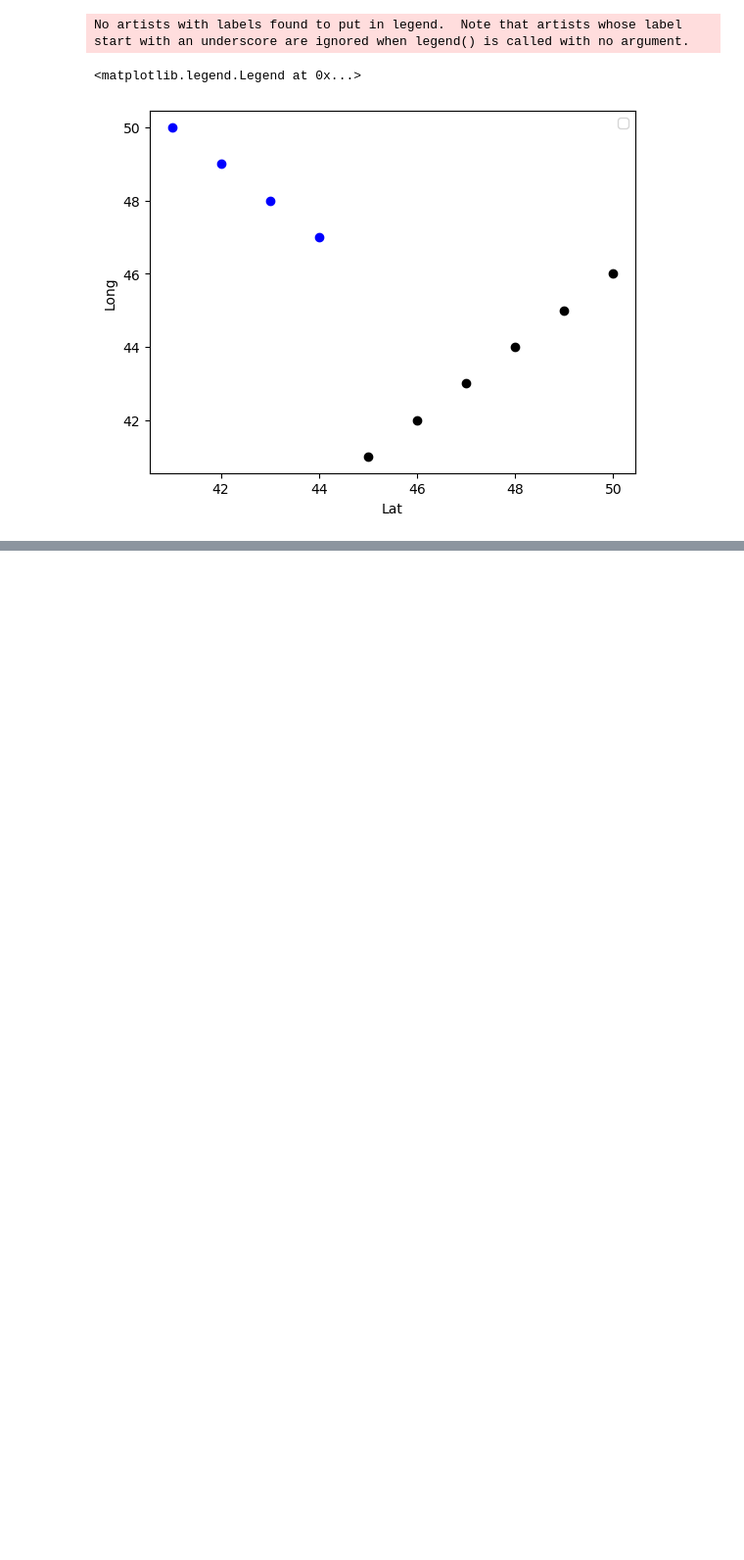
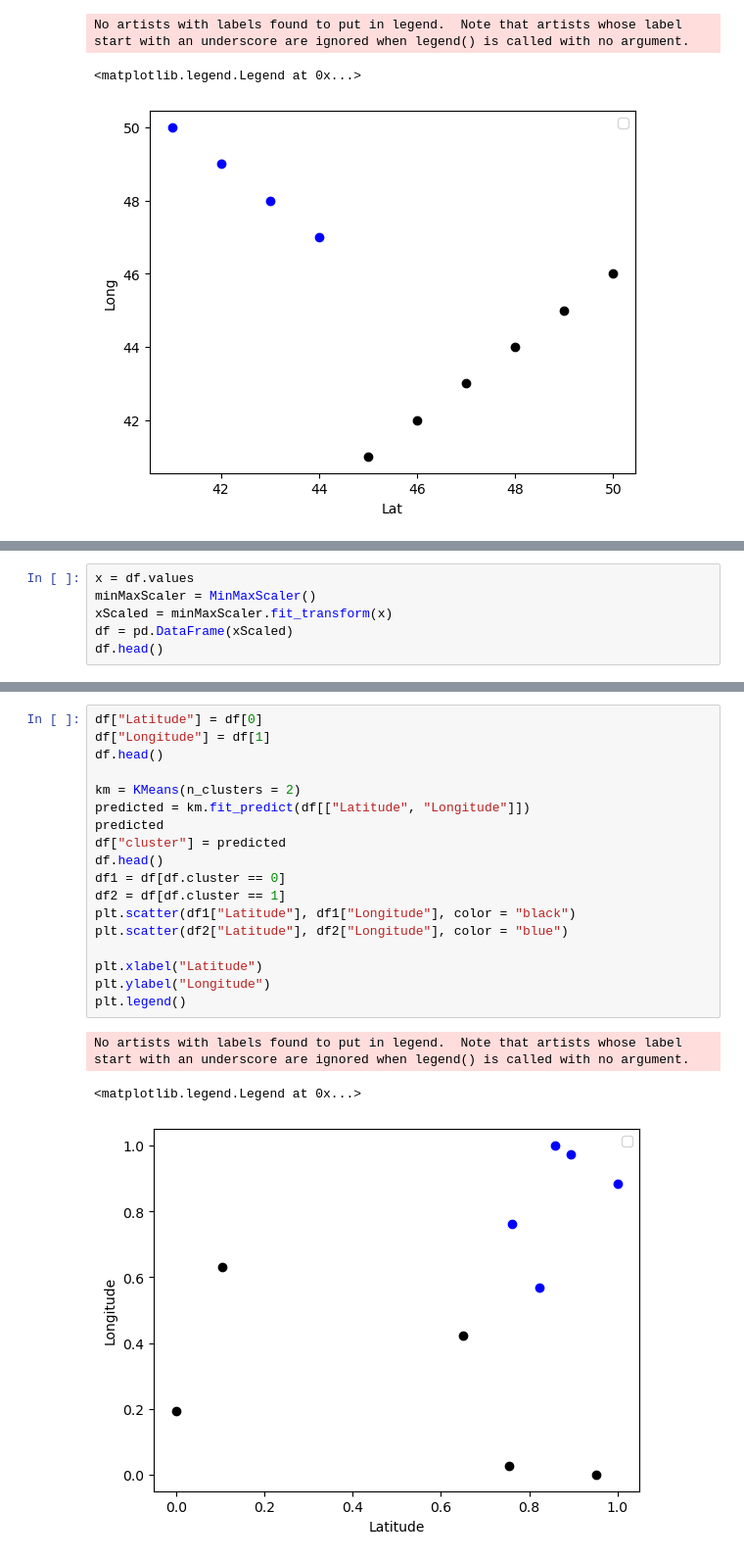
Before and after one commit to achyuthparth/2023Internship, a Jupyter notebook: geocodeLearn.ipynb, the cells around one changed output, grey strips where cells are left out. Shown: that part at 98% size. Saved outputs shown, nothing was run; the diff lists cells and outputs as text; blank space fills up the shorter version.

```diff
--- a/geocodeLearn.ipynb
+++ b/geocodeLearn.ipynb
@@ -427,0 +472,6 @@ No artists with labels found to put in legend.  Note that artists whose label st
+# %%
+x = df.values
+minMaxScaler = MinMaxScaler()
+xScaled = minMaxScaler.fit_transform(x)
+df = pd.DataFrame(xScaled)
+df.head()
@@ -427,0 +485,22 @@ No artists with labels found to put in legend.  Note that artists whose label st
+# %%
+df["Latitude"] = df[0]
+df["Longitude"] = df[1]
+df.head()
+
+km = KMeans(n_clusters = 2)
+predicted = km.fit_predict(df[["Latitude", "Longitude"]])
+predicted
+df["cluster"] = predicted
+df.head()
+df1 = df[df.cluster == 0]
+df2 = df[df.cluster == 1]
+plt.scatter(df1["Latitude"], df1["Longitude"], color = "black")
+plt.scatter(df2["Latitude"], df2["Longitude"], color = "blue")
+
+plt.xlabel("Latitude")
+plt.ylabel("Longitude")
+plt.legend()
+# %% [output]
+No artists with labels found to put in legend.  Note that artists whose label start with an underscore are ignored when legend() is called with no argument.
+<matplotlib.legend.Legend at 0x...>
+[figure, added]
```
Also changed, not shown: parts of 8 cells of this notebook, 1 other file.
